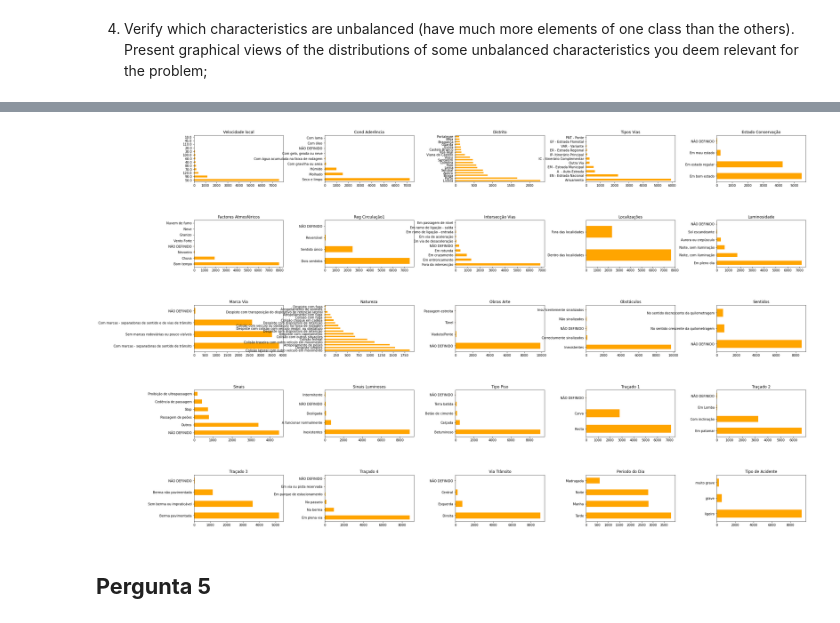
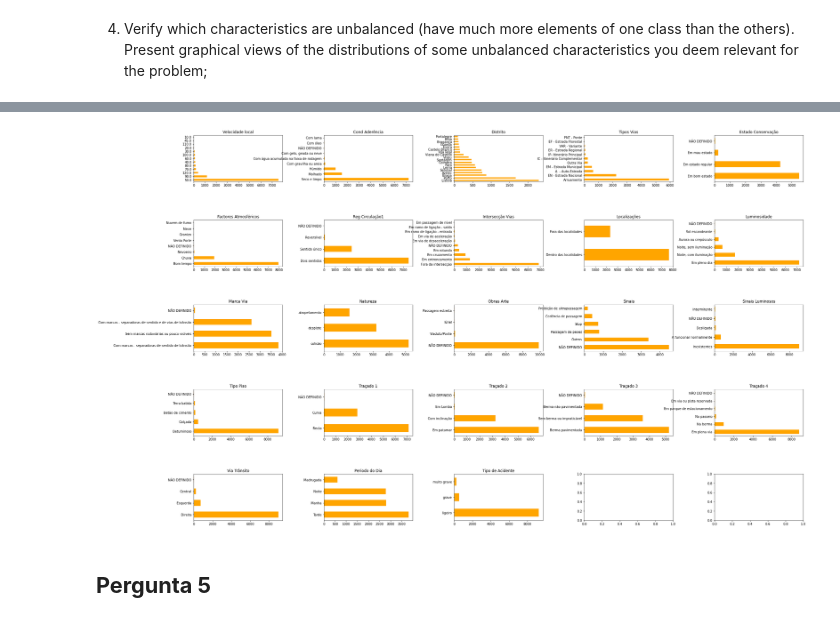
Before and after one commit to mrdso2-iscte/IAA_PROJECT, a Jupyter notebook: IAA.ipynb, the cells around one changed output, grey strips where cells are left out. Saved outputs shown, nothing was run; the diff lists cells and outputs as text; code cells hidden in the pictures.

```diff
--- a/IAA.ipynb
+++ b/IAA.ipynb
@@ -351,36 +378,35 @@ Index(['Velocidade local', 'Dia da Semana', 'Cond Aderência', 'Distrito',
       dtype='object')
 # %%
-
 atributos = ['Velocidade local',  'Cond Aderência', 'Distrito',
        'Tipos Vias', 'Estado Conservação', 'Factores Atmosféricos',
        'Reg Circulação1', 'Intersecção Vias', 'Localizações', 'Luminosidade',
-       'Marca Via', 'Natureza', 'Obras Arte', 'Obstáculos', 'Sentidos',
+       'Marca Via', 'Natureza', 'Obras Arte',
        'Sinais', 'Sinais Luminosos', 'Tipo Piso', 'Traçado 1', 'Traçado 2',
        'Traçado 3', 'Traçado 4', 'Via Trânsito', 'Periodo do Dia',
        'Tipo de Acidente' ]
 
 fig, axes = plt.subplots(nrows = 5,ncols = 5,figsize = (30,20))
 fig.tight_layout(pad=10.0)
 for i, item in enumerate(atributos):
     if i < 5:
         ax = acidentes_df[item].value_counts().plot(kind = 'barh',ax=axes[0,i],rot = 0,color='orange')
 
     elif i >=5 and i < 10:
         ax = acidentes_df[item].value_counts().plot(kind = 'barh',ax=axes[1,i-5],rot = 0, color='orange')
 
     elif i >=10 and i < 15:
         ax = acidentes_df[item].value_counts().plot(kind = 'barh',ax=axes[2,i-10],rot = 0, color='orange')
     elif i >=15 and i < 20:
 
         ax = acidentes_df[item].value_counts().plot(kind = 'barh',ax=axes[3,i-15],rot = 0, color='orange')
     elif i >=20 and i < 25:
         ax = acidentes_df[item].value_counts().plot(kind = 'barh',ax=axes[4,i-20],rot = 0, color='orange')
 
     ax.set_title(item)
 
     #unbalanced  'Cond Aderência','Obstáculos','Obras Arte', 'Tipo Piso','Sinais Luminosos'
 # %% [output]
-[figure, old version]
+[figure, new version]
 # %% [markdown]
 ## **Pergunta 5**
 # %% [markdown]
```
Also changed, not shown: parts of 13 cells of this notebook.
